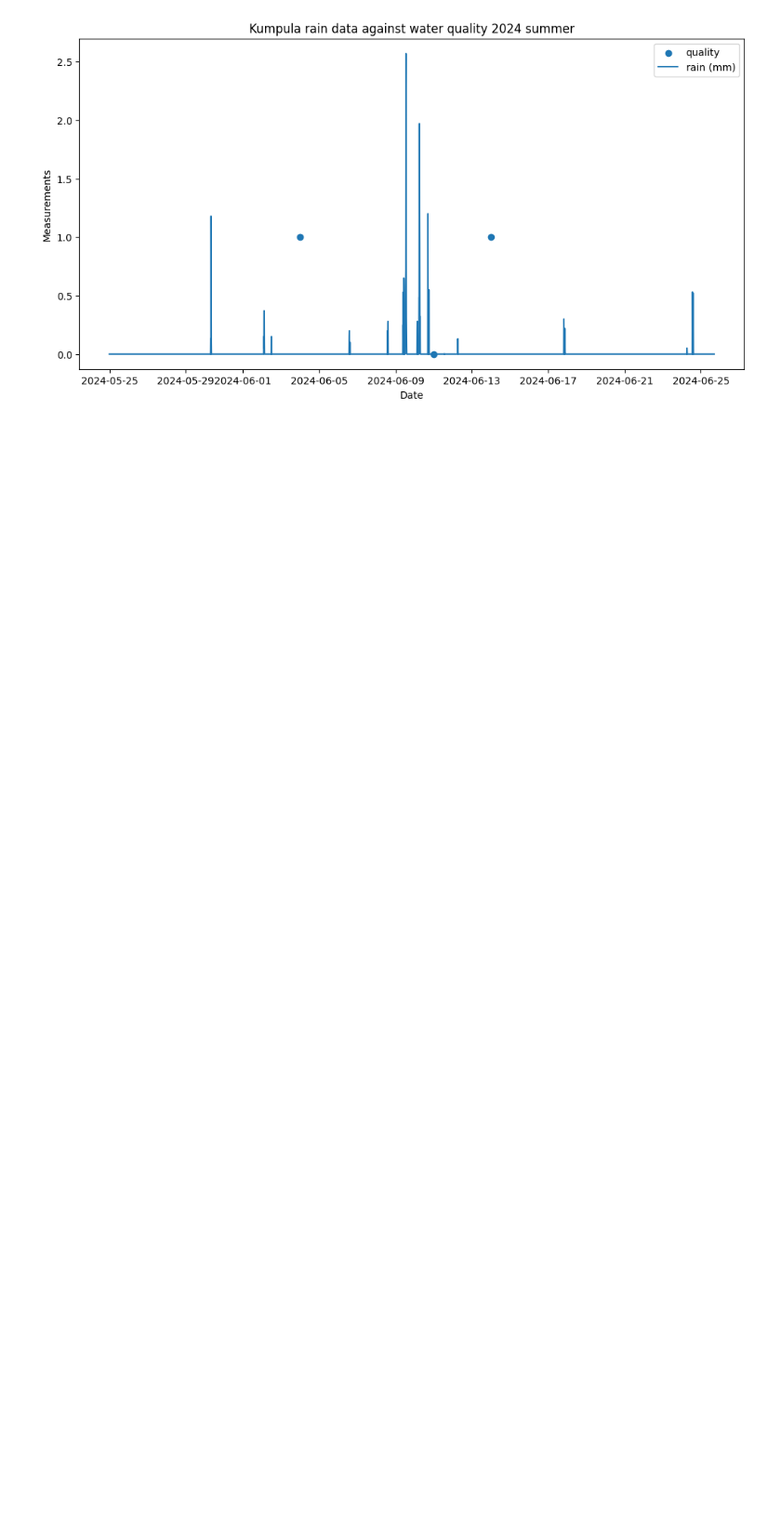
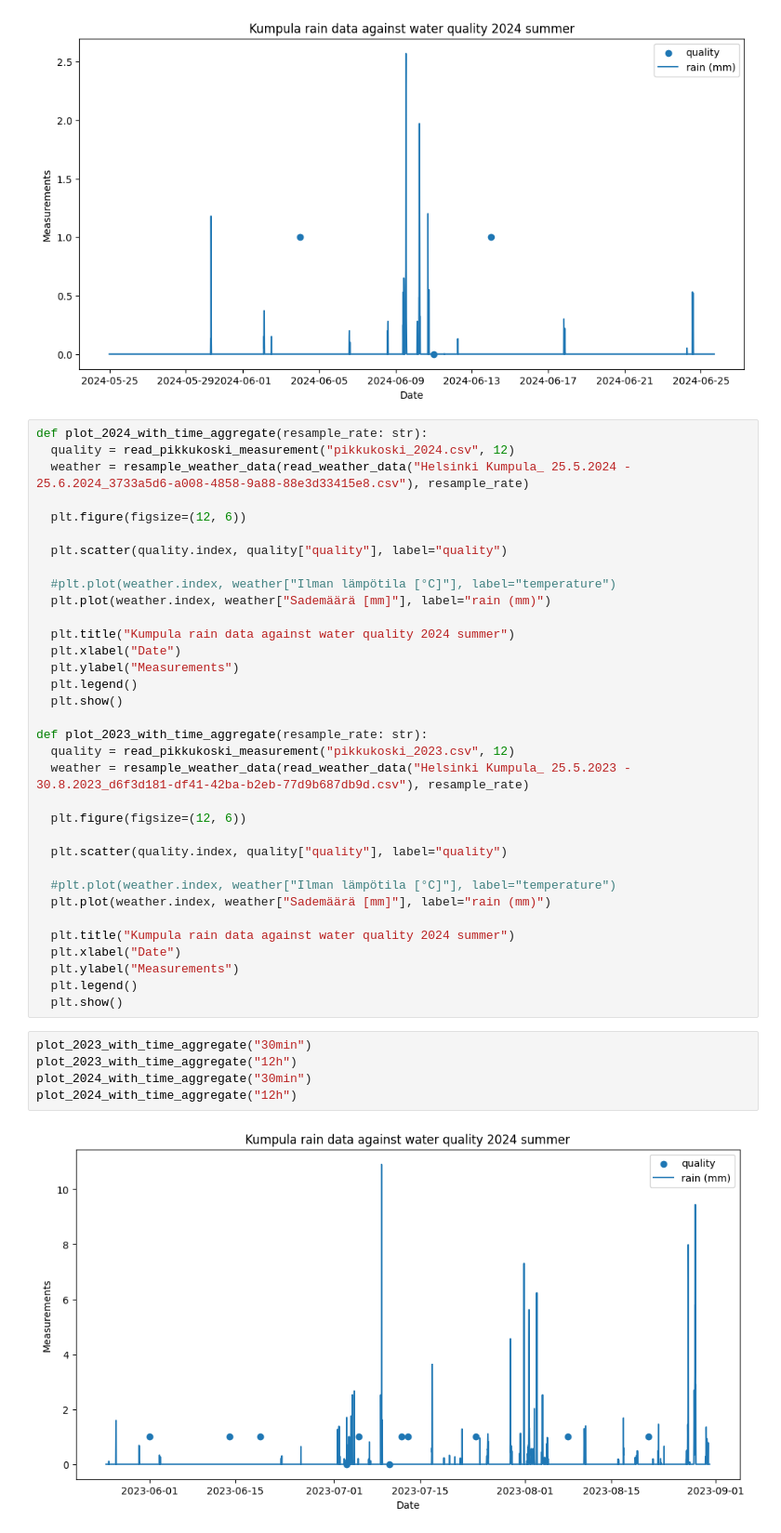
Before and after one commit to shaiggon/pikkukoski-analysis, a Jupyter notebook: analysis.ipynb, the cells around one changed output. Shown: that part at 93% size. Cells and saved outputs as stored; diff of their text form; blank space fills up the shorter version.

Commit message:
Add more analysis (temporal aggregate) and helper functions for reading measurements and resampling weather dtata

```diff
--- a/analysis.ipynb
+++ b/analysis.ipynb
@@ -136,3 +138,44 @@ plt.legend()
 plt.show()
 # %% [output]
 [figure]
+# %%
+def plot_2024_with_time_aggregate(resample_rate: str):
+  quality = read_pikkukoski_measurement("pikkukoski_2024.csv", 12)
+  weather = resample_weather_data(read_weather_data("Helsinki Kumpula_ 25.5.2024 - 25.6.2024_3733a5d6-a008-4858-9a88-88e3d33415e8.csv"), resample_rate)
+
+  plt.figure(figsize=(12, 6))
+
+  plt.scatter(quality.index, quality["quality"], label="quality")
+
+  #plt.plot(weather.index, weather["Ilman lämpötila [°C]"], label="temperature")
+  plt.plot(weather.index, weather["Sademäärä [mm]"], label="rain (mm)")
+
+  plt.title("Kumpula rain data against water quality 2024 summer")
+  plt.xlabel("Date")
+  plt.ylabel("Measurements")
+  plt.legend()
+  plt.show()
+
+def plot_2023_with_time_aggregate(resample_rate: str):
+  quality = read_pikkukoski_measurement("pikkukoski_2023.csv", 12)
+  weather = resample_weather_data(read_weather_data("Helsinki Kumpula_ 25.5.2023 - 30.8.2023_d6f3d181-df41-42ba-b2eb-77d9b687db9d.csv"), resample_rate)
+
+  plt.figure(figsize=(12, 6))
+
+  plt.scatter(quality.index, quality["quality"], label="quality")
+
+  #plt.plot(weather.index, weather["Ilman lämpötila [°C]"], label="temperature")
+  plt.plot(weather.index, weather["Sademäärä [mm]"], label="rain (mm)")
+
+  plt.title("Kumpula rain data against water quality 2024 summer")
+  plt.xlabel("Date")
+  plt.ylabel("Measurements")
+  plt.legend()
+  plt.show()
+# %%
+plot_2023_with_time_aggregate("30min")
+plot_2023_with_time_aggregate("12h")
+plot_2024_with_time_aggregate("30min")
+plot_2024_with_time_aggregate("12h")
+# %% [output]
+[figure, added]
```
Also changed, not shown: parts of 3 cells of this notebook, 4 other files.
